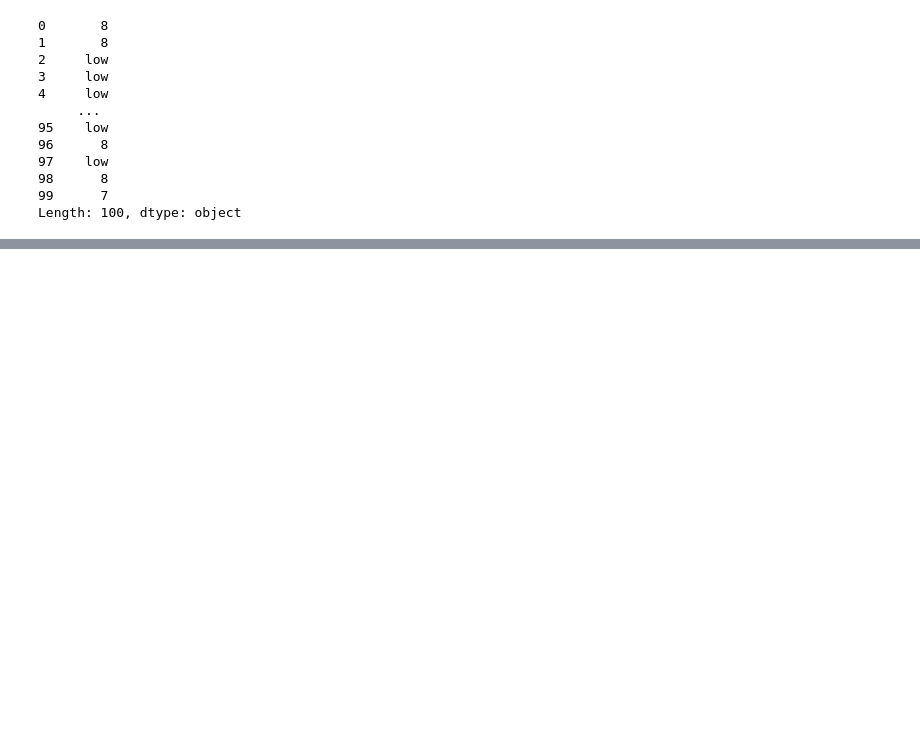
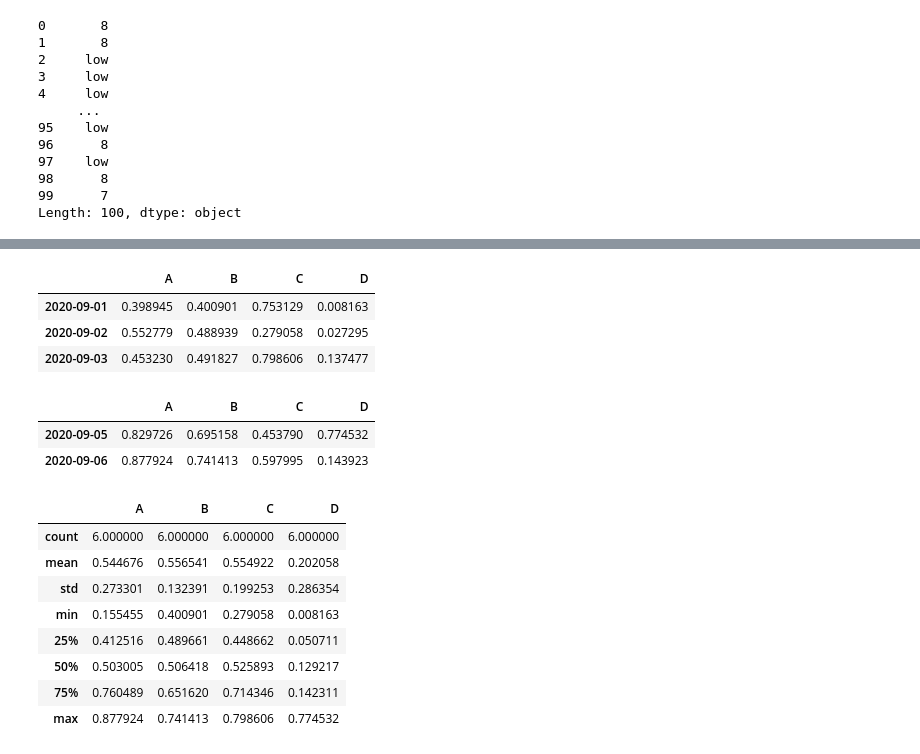
Before and after one commit to cchio74/forgemaster, a Jupyter notebook: lab03_pandas_BJ.ipynb, the cells around one changed output, grey strips where cells are left out. Drawn from its saved outputs; the diff is of its cells as text; code cells hidden in the pictures; blank space fills up the shorter version.

```diff
--- a/lab03_pandas_BJ.ipynb
+++ b/lab03_pandas_BJ.ipynb
@@ -203,0 +309,2 @@ Length: 100, dtype: object
+# %%
+dates=pd.date_range('2020-09-01',periods=6)
@@ -203,0 +317,3 @@ Length: 100, dtype: object
+# %%
+df=pd.DataFrame(np.random.rand(6,4),index=dates,columns=list('ABCD'))
+df
@@ -203,0 +402,25 @@ Length: 100, dtype: object
+# %%
+df.head(3)
+# %% [output]
+|  | A | B | C | D |
+| 2020-09-01 | 0.398945 | 0.400901 | 0.753129 | 0.008163 |
+| 2020-09-02 | 0.552779 | 0.488939 | 0.279058 | 0.027295 |
+| 2020-09-03 | 0.453230 | 0.491827 | 0.798606 | 0.137477 |
+# %%
+df.tail(2)
+# %% [output]
+|  | A | B | C | D |
+| 2020-09-05 | 0.829726 | 0.695158 | 0.453790 | 0.774532 |
+| 2020-09-06 | 0.877924 | 0.741413 | 0.597995 | 0.143923 |
+# %%
+df.describe()
+# %% [output]
+|  | A | B | C | D |
+| count | 6.000000 | 6.000000 | 6.000000 | 6.000000 |
+| mean | 0.544676 | 0.556541 | 0.554922 | 0.202058 |
+| std | 0.273301 | 0.132391 | 0.199253 | 0.286354 |
+| min | 0.155455 | 0.400901 | 0.279058 | 0.008163 |
+| 25% | 0.412516 | 0.489661 | 0.448662 | 0.050711 |
+| 50% | 0.503005 | 0.506418 | 0.525893 | 0.129217 |
+| 75% | 0.760489 | 0.651620 | 0.714346 | 0.142311 |
+| max | 0.877924 | 0.741413 | 0.798606 | 0.774532 |
```
Also changed, not shown: parts of 39 cells of this notebook.
